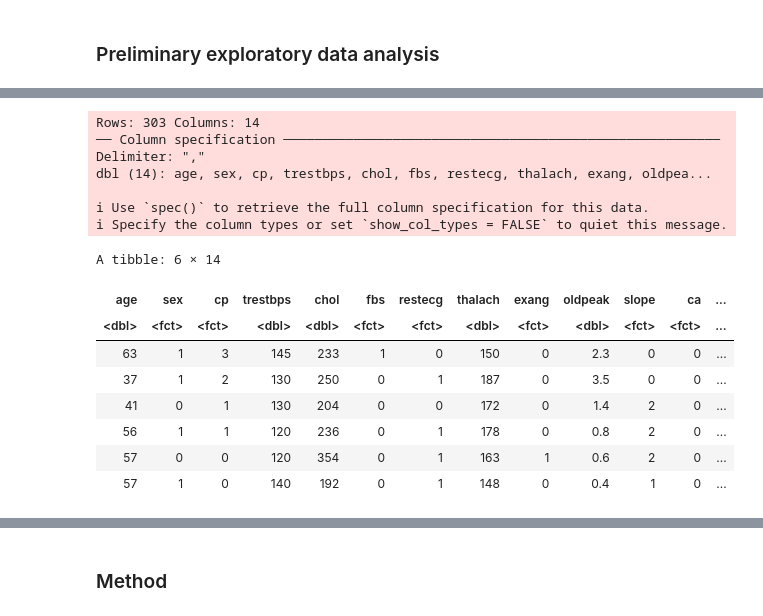
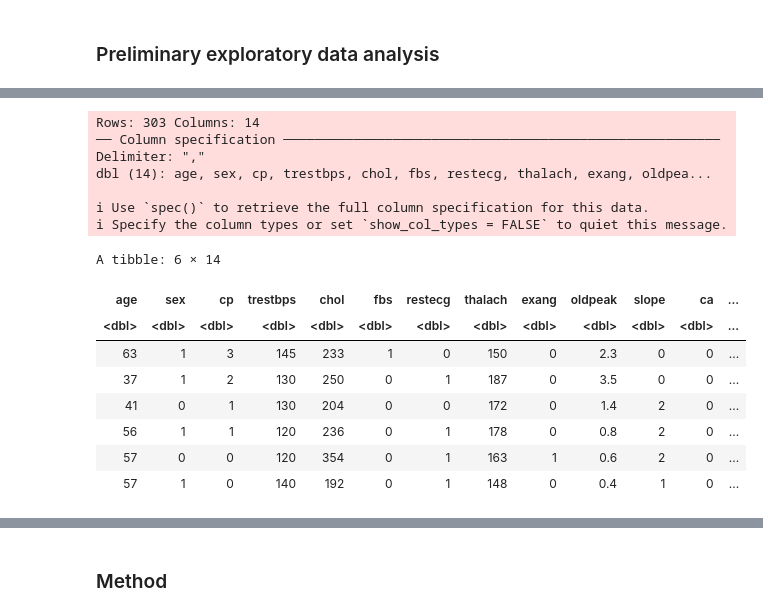
Before and after one commit to brucezhang25/DSCI100-010---26, a Jupyter notebook: GroupProposal.ipynb, the cells around one changed output, grey strips where cells are left out. Saved outputs shown, nothing was run; the diff lists cells and outputs as text; code cells hidden in the pictures.

```diff
--- a/GroupProposal.ipynb
+++ b/GroupProposal.ipynb
@@ -39,27 +39,18 @@ set.seed(1)
 # %%
 #Reading the dataframe from file
 heart_data <- read_csv("Heart Attack Data Set.csv")
-
-# Cleaning, warngling data
-heart_clean_data <- heart_data |>
-        mutate(target = as_factor(target))|>
-        mutate(target = fct_recode(target, "TRUE" = "1", "FALSE" = "0")) |> #Change target to factor TRUE/FALSE
-        mutate(sex = as.factor(as.integer(sex)), cp = as.factor(as.integer(cp)),
-               fbs = as.factor(as.integer(fbs)), restecg = as.factor(as.integer(restecg)),
-               exang = as.factor(as.integer(exang)), thal = as.factor(as.integer(thal)),
-               ca = as.factor(as.integer(ca)), slope = as.factor(as.integer(slope)))
-head(heart_clean_data)
+head(heart_data)
 # %% [output]
 Rows: 303 Columns: 14
 ── Column specification ────────────────────────────────────────────────────────
 Delimiter: ","
 dbl (14): age, sex, cp, trestbps, chol, fbs, restecg, thalach, exang, oldpea...
 
 ℹ Use `spec()` to retrieve the full column specification for this data.
 ℹ Specify the column types or set `show_col_types = FALSE` to quiet this message.
 A tibble: 6 × 14
 | age | sex | cp | trestbps | chol | fbs | restecg | thalach | exang | oldpeak | slope | ca | ... |
-| <dbl> | <fct> | <fct> | <dbl> | <dbl> | <fct> | <fct> | <dbl> | <fct> | <dbl> | <fct> | <fct> | ... |
+| <dbl> | <dbl> | <dbl> | <dbl> | <dbl> | <dbl> | <dbl> | <dbl> | <dbl> | <dbl> | <dbl> | <dbl> | ... |
 | 63 | 1 | 3 | 145 | 233 | 1 | 0 | 150 | 0 | 2.3 | 0 | 0 | ... |
 | 37 | 1 | 2 | 130 | 250 | 0 | 1 | 187 | 0 | 3.5 | 0 | 0 | ... |
 | 41 | 0 | 1 | 130 | 204 | 0 | 0 | 172 | 0 | 1.4 | 2 | 0 | ... |
```
Also changed, not shown: parts of 11 cells of this notebook.
